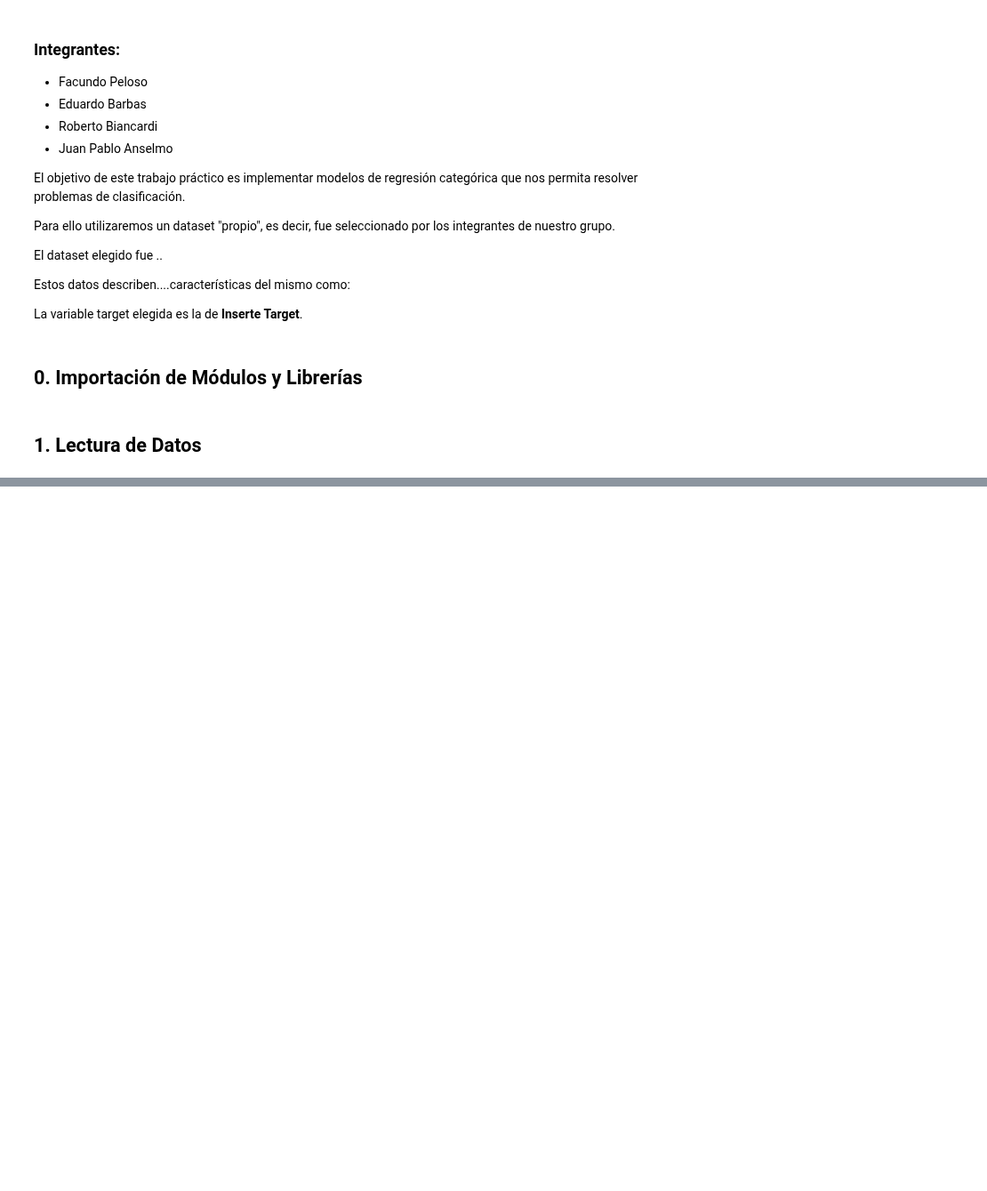
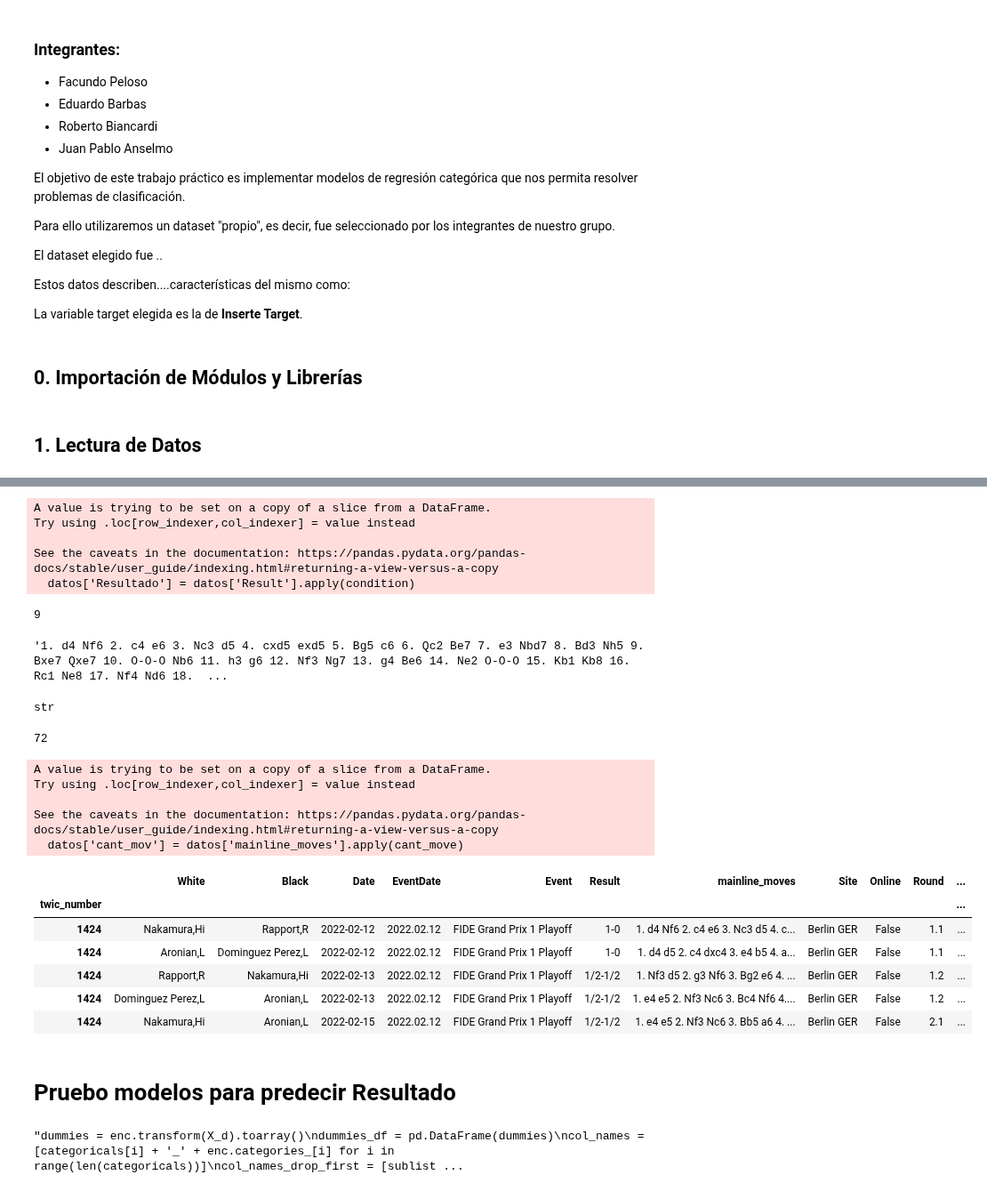
Before and after one commit to Facundo-Peloso/DH-TP-1---Grupo-10, a Jupyter notebook: TP FINAL/Chess/Borrador Facu.ipynb, the cells around one changed output, grey strips where cells are left out. Shown at 89% size. Saved outputs shown, nothing was run; the diff lists cells and outputs as text; code cells hidden in the pictures; blank space fills up the shorter version.

```diff
--- a/TP FINAL/Chess/Borrador Facu.ipynb
+++ b/TP FINAL/Chess/Borrador Facu.ipynb
@@ -37,0 +210,21 @@ import plotly as pl
+# %%
+def condition(x):
+    if x=='1-0':
+        return 0
+    elif x=='0-1':
+        return 1
+    elif x=='1/2-1/2':
+        return 2
+    else:
+        return np.NaN
+
+# Applying the conditions
+datos['Resultado'] = datos['Result'].apply(condition)
+
+#print(df)
+# %% [output]
+A value is trying to be set on a copy of a slice from a DataFrame.
+Try using .loc[row_indexer,col_indexer] = value instead
+
+See the caveats in the documentation: https://pandas.pydata.org/pandas-docs/stable/user_guide/indexing.html#returning-a-view-versus-a-copy
+  datos['Resultado'] = datos['Result'].apply(condition)
@@ -37,0 +234,12 @@ import plotly as pl
+# %%
+datos['Resultado'].isna().sum()
+# %% [output]
+9
+# %%
+datos['mainline_moves'].iloc[0]
+# %% [output]
+'1. d4 Nf6 2. c4 e6 3. Nc3 d5 4. cxd5 exd5 5. Bg5 c6 6. Qc2 Be7 7. e3 Nbd7 8. Bd3 Nh5 9. Bxe7 Qxe7 10. O-O-O Nb6 11. h3 g6 12. Nf3 Ng7 13. g4 Be6 14. Ne2 O-O-O 15. Kb1 Kb8 16. Rc1 Ne8 17. Nf4 Nd6 18.  ...
+# %%
+type(datos['mainline_moves'].iloc[0])
+# %% [output]
+str
@@ -37,0 +251,28 @@ import plotly as pl
+# %%
+len(moves_serie)
+# %% [output]
+72
+# %%
+def cant_move(x):
+    if type(x) is str:
+        return len(x.replace(" ", "").split('.'))
+    else:
+        return np.NaN
+# Applying the conditions
+datos['cant_mov'] = datos['mainline_moves'].apply(cant_move)
+# %% [output]
+A value is trying to be set on a copy of a slice from a DataFrame.
+Try using .loc[row_indexer,col_indexer] = value instead
+
+See the caveats in the documentation: https://pandas.pydata.org/pandas-docs/stable/user_guide/indexing.html#returning-a-view-versus-a-copy
+  datos['cant_mov'] = datos['mainline_moves'].apply(cant_move)
+# %%
+datos.head()
+# %% [output]
+|  | White | Black | Date | EventDate | Event | Result | mainline_moves | Site | Online | Round | ... |
+| twic_number |  |  |  |  |  |  |  |  |  |  | ... |
+| 1424 | Nakamura,Hi | Rapport,R | 2022-02-12 | 2022.02.12 | FIDE Grand Prix 1 Playoff | 1-0 | 1. d4 Nf6 2. c4 e6 3. Nc3 d5 4. c... | Berlin GER | False | 1.1 | ... |
+| 1424 | Aronian,L | Dominguez Perez,L | 2022-02-12 | 2022.02.12 | FIDE Grand Prix 1 Playoff | 1-0 | 1. d4 d5 2. c4 dxc4 3. e4 b5 4. a... | Berlin GER | False | 1.1 | ... |
+| 1424 | Rapport,R | Nakamura,Hi | 2022-02-13 | 2022.02.12 | FIDE Grand Prix 1 Playoff | 1/2-1/2 | 1. Nf3 d5 2. g3 Nf6 3. Bg2 e6 4. ... | Berlin GER | False | 1.2 | ... |
+| 1424 | Dominguez Perez,L | Aronian,L | 2022-02-13 | 2022.02.12 | FIDE Grand Prix 1 Playoff | 1/2-1/2 | 1. e4 e5 2. Nf3 Nc6 3. Bc4 Nf6 4.... | Berlin GER | False | 1.2 | ... |
+| 1424 | Nakamura,Hi | Aronian,L | 2022-02-15 | 2022.02.12 | FIDE Grand Prix 1 Playoff | 1/2-1/2 | 1. e4 e5 2. Nf3 Nc6 3. Bb5 a6 4. ... | Berlin GER | False | 2.1 | ... |
@@ -37,0 +285,2 @@ import plotly as pl
+# %% [markdown]
+# Pruebo modelos para predecir Resultado
@@ -37,0 +310,9 @@ import plotly as pl
+# %%
+'''dummies = enc.transform(X_d).toarray()
+dummies_df = pd.DataFrame(dummies)
+col_names = [categoricals[i] + '_' + enc.categories_[i] for i in range(len(categoricals))]
+col_names_drop_first = [sublist[i] for sublist in col_names for i in range(len(sublist)) if i !=0]
+dummies_df.columns = col_names_drop_first
+#dummies_df'''
+# %% [output]
+"dummies = enc.transform(X_d).toarray()\ndummies_df = pd.DataFrame(dummies)\ncol_names = [categoricals[i] + '_' + enc.categories_[i] for i in range(len(categoricals))]\ncol_names_drop_first = [sublist ...
```
Also changed, not shown: parts of 64 cells of this notebook.
